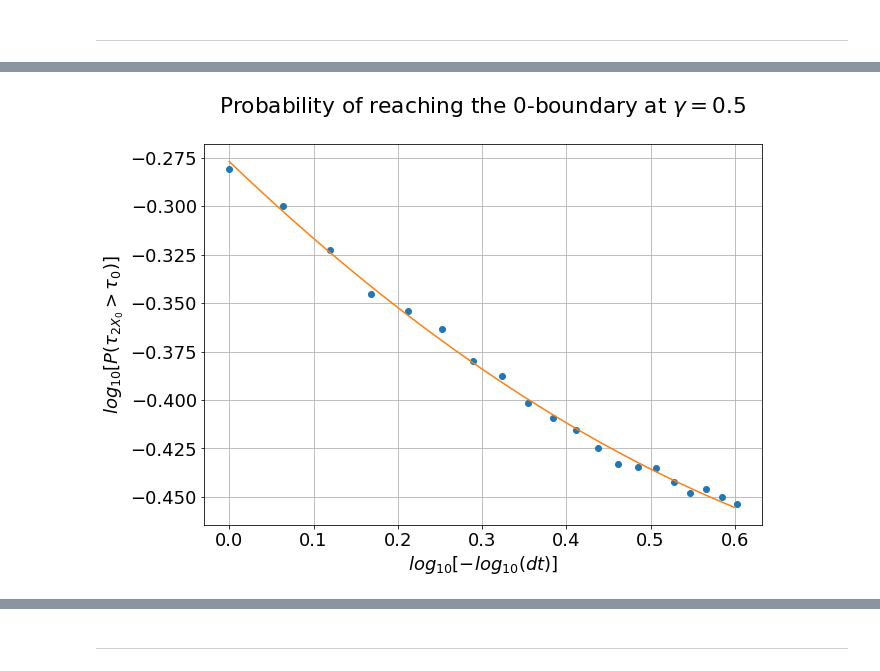
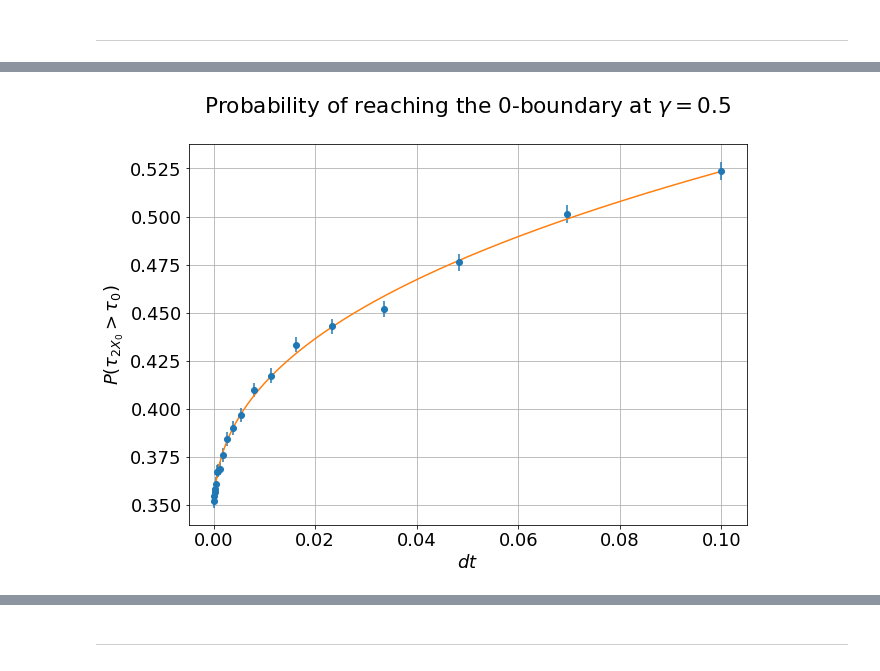
Before and after one commit to baskayj/Boundary-behavior-in-stochastic-differential-equations-used-in-Finance, a Jupyter notebook: CIR_Boundary_Project.ipynb, the cells around one changed output, grey strips where cells are left out. Cells and saved outputs as stored; diff of their text form; code cells hidden in the pictures.

```diff
--- a/CIR_Boundary_Project.ipynb
+++ b/CIR_Boundary_Project.ipynb
@@ -2445,0 +2447,5 @@ p = np.polyfit(np.log10(-(np.log10(var2))),np.log10(P[4,:]),2)
+# %%
+i = 4
+
+popt_0,pcov_0 = curve_fit(lin_func,np.log10(var2),np.log10(P[i,:]-min(P[i,:])+1E-6),p0 = [np.log10(0.5),0.3])
+popt,pcov = curve_fit(power_func,var2,P[i,:],p0 = [min(P[i,:]),np.power(10,popt_0[0]),popt_0[1]])
@@ -2446,13 +2468,14 @@ p = np.polyfit(np.log10(-(np.log10(var2))),np.log10(P[4,:]),2)
 # %%
 plt.figure(figsize=(10,7))
-plt.plot(np.log10(-np.log10(var2)),np.log10(P[4,:]),"o")
+plt.errorbar(var2,P[i,:],yerr = 0.009322519768359109*P[i,:], fmt = "o")
 
-plt.plot(np.linspace(0,0.6,100),np.polyval(p,np.linspace(0,0.6,100)))
+trange = np.logspace(-1,-4,1000)
+plt.plot(trange,power_func(trange,popt[0],popt[1],popt[2]))
 
-plt.title("Probability of reaching the 0-boundary at $\gamma = 0.5$\n")
+plt.title(f"Probability of reaching the 0-boundary at $\gamma = {var[i]}$\n")
 
-plt.xlabel("$log_{10}[-log_{10}(dt)]$")
-plt.ylabel("$log_{10}[P(\\tau_{2X_0}>\\tau_{0})]$")
+plt.xlabel("$dt$")
+plt.ylabel("$P(\\tau_{2X_0}>\\tau_{0})$")
 plt.grid()
 # %% [output]
-[figure, old version]
+[figure, new version]
```
Also changed, not shown: parts of 69 cells of this notebook.
